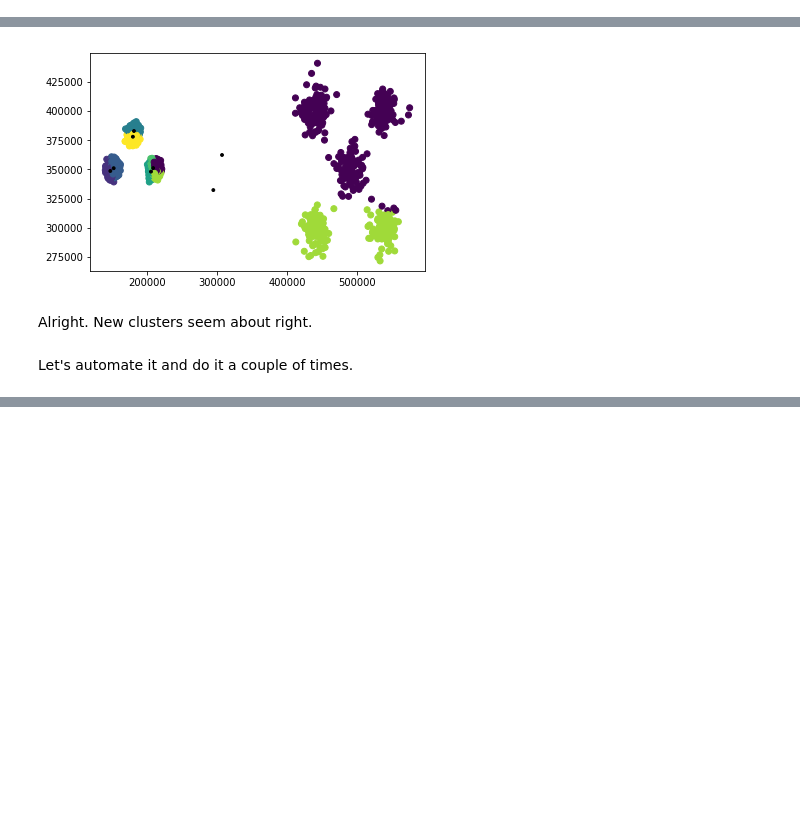
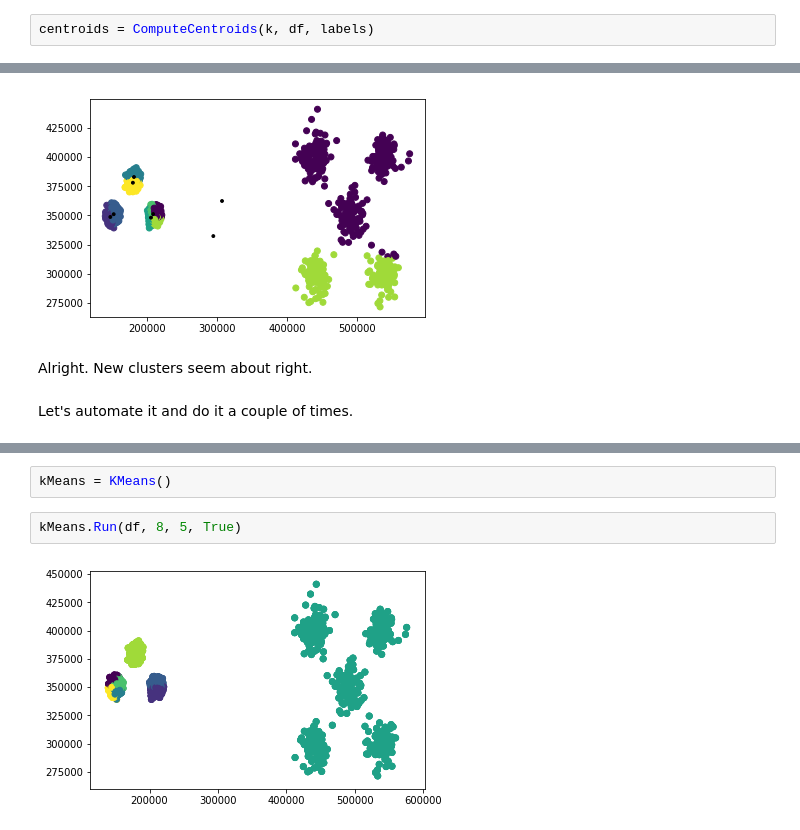
Before and after one commit to KristiyanVachev/AI-FMI, a Jupyter notebook: 09. KMeans/K-Means.ipynb, the cells around one changed output, grey strips where cells are left out. Saved outputs shown, nothing was run; the diff lists cells and outputs as text; blank space fills up the shorter version.

```diff
--- a/09. KMeans/K-Means.ipynb
+++ b/09. KMeans/K-Means.ipynb
@@ -196,3 +215,5 @@ for cluster in range(k):
+# %%
+centroids = ComputeCentroids(k, df, labels)
 # %% [markdown]
 Let's see where we placed the new centroids.
 # %%
@@ -214,0 +334,6 @@ Let's automate it and do it a couple of times.
+# %%
+kMeans = KMeans()
+# %%
+kMeans.Run(df, 8, 5, True)
+# %% [output]
+[figure, added]
```
Also changed, not shown: parts of 11 cells of this notebook.
